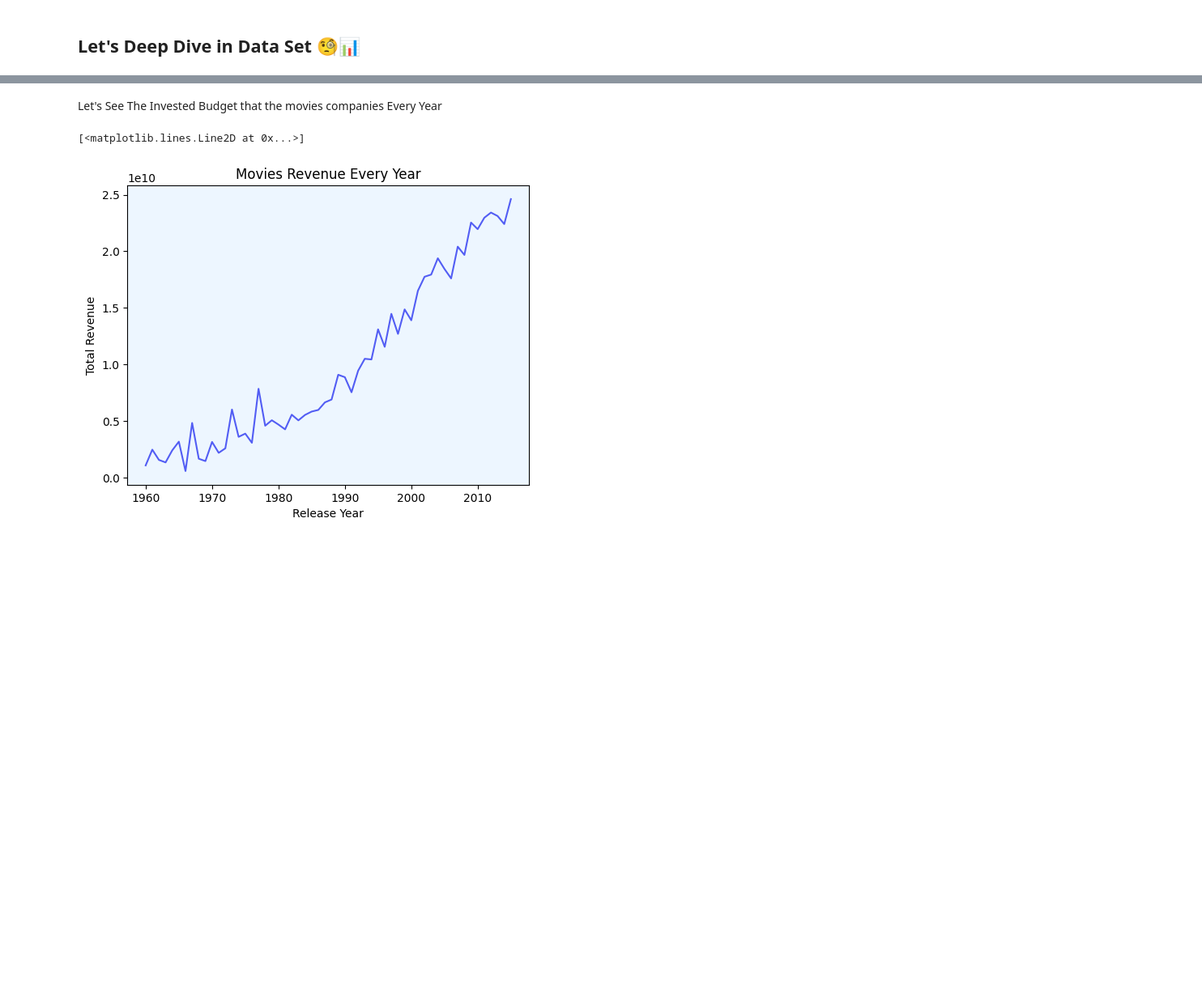
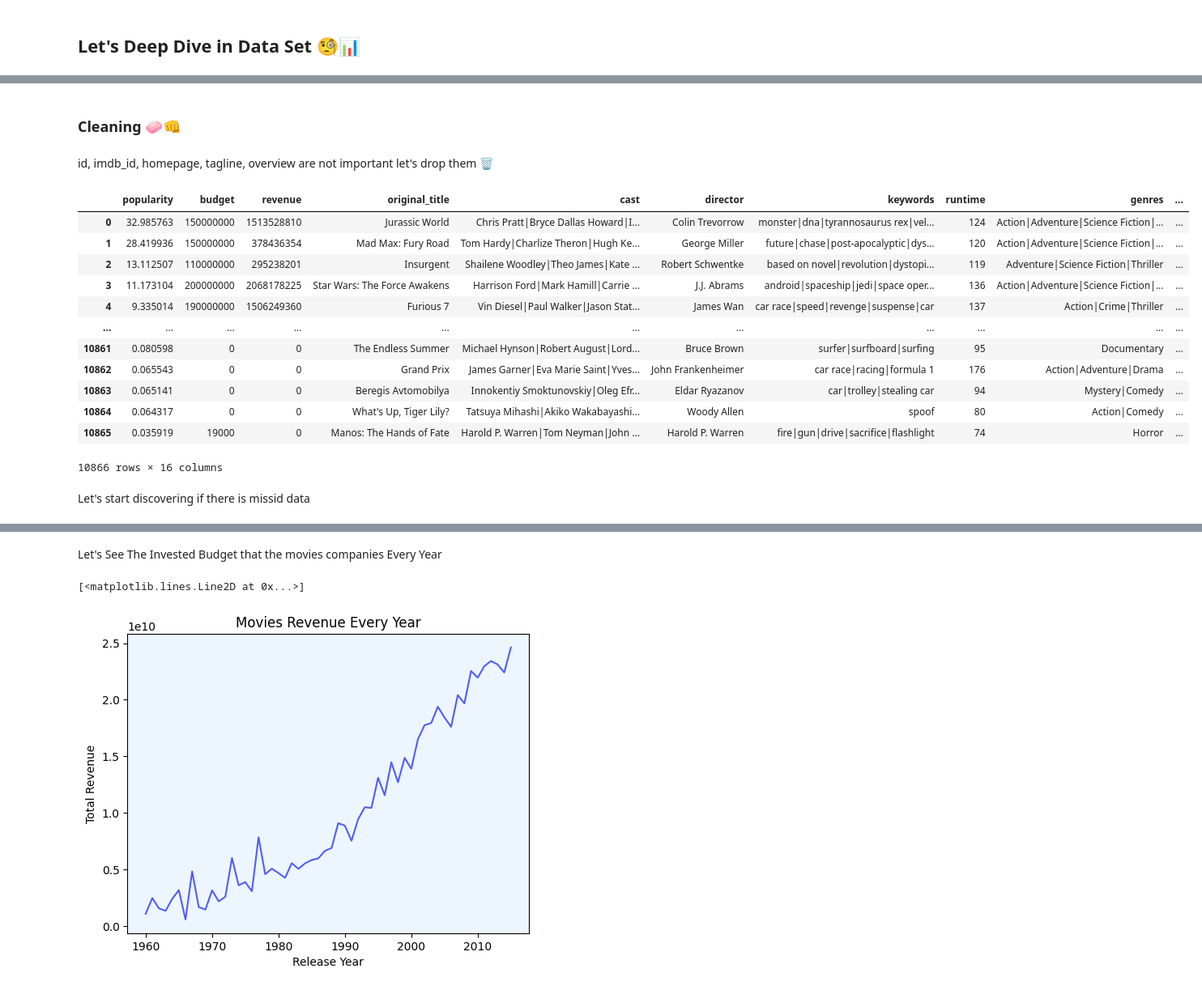
Before and after one commit to mszakii/DECI-L3-P1, a Jupyter notebook: project.ipynb, the cells around one changed output, grey strips where cells are left out. Shown at 81% size. Drawn from its saved outputs; the diff is of its cells as text; code cells hidden in the pictures; blank space fills up the shorter version.

```diff
--- a/project.ipynb
+++ b/project.ipynb
@@ -37,0 +44,24 @@ data.head(3)
+# %% [markdown]
+### Cleaning 🧼👊
+# %% [markdown]
+id, imdb_id, homepage, tagline, overview are not important let's drop them 🗑
+# %%
+data = data.drop(['id', 'imdb_id', 'homepage', 'tagline', 'overview'], axis=1)
+
+data
+# %% [output]
+|  | popularity | budget | revenue | original_title | cast | director | keywords | runtime | genres | ... |
+| 0 | 32.985763 | 150000000 | 1513528810 | Jurassic World | Chris Pratt|Bryce Dallas Howard|I... | Colin Trevorrow | monster|dna|tyrannosaurus rex|vel... | 124 | Action|Adventure|Science Fiction|... | ... |
+| 1 | 28.419936 | 150000000 | 378436354 | Mad Max: Fury Road | Tom Hardy|Charlize Theron|Hugh Ke... | George Miller | future|chase|post-apocalyptic|dys... | 120 | Action|Adventure|Science Fiction|... | ... |
+| 2 | 13.112507 | 110000000 | 295238201 | Insurgent | Shailene Woodley|Theo James|Kate ... | Robert Schwentke | based on novel|revolution|dystopi... | 119 | Adventure|Science Fiction|Thriller | ... |
+| 3 | 11.173104 | 200000000 | 2068178225 | Star Wars: The Force Awakens | Harrison Ford|Mark Hamill|Carrie ... | J.J. Abrams | android|spaceship|jedi|space oper... | 136 | Action|Adventure|Science Fiction|... | ... |
+| 4 | 9.335014 | 190000000 | 1506249360 | Furious 7 | Vin Diesel|Paul Walker|Jason Stat... | James Wan | car race|speed|revenge|suspense|car | 137 | Action|Crime|Thriller | ... |
+| ... | ... | ... | ... | ... | ... | ... | ... | ... | ... | ... |
+| 10861 | 0.080598 | 0 | 0 | The Endless Summer | Michael Hynson|Robert August|Lord... | Bruce Brown | surfer|surfboard|surfing | 95 | Documentary | ... |
+| 10862 | 0.065543 | 0 | 0 | Grand Prix | James Garner|Eva Marie Saint|Yves... | John Frankenheimer | car race|racing|formula 1 | 176 | Action|Adventure|Drama | ... |
+| 10863 | 0.065141 | 0 | 0 | Beregis Avtomobilya | Innokentiy Smoktunovskiy|Oleg Efr... | Eldar Ryazanov | car|trolley|stealing car | 94 | Mystery|Comedy | ... |
+| 10864 | 0.064317 | 0 | 0 | What's Up, Tiger Lily? | Tatsuya Mihashi|Akiko Wakabayashi... | Woody Allen | spoof | 80 | Action|Comedy | ... |
+| 10865 | 0.035919 | 19000 | 0 | Manos: The Hands of Fate | Harold P. Warren|Tom Neyman|John ... | Harold P. Warren | fire|gun|drive|sacrifice|flashlight | 74 | Horror | ... |
+10866 rows × 16 columns
+# %% [markdown]
+Let's start discovering if there is missid data
```
Also changed, not shown: parts of 16 cells of this notebook.
